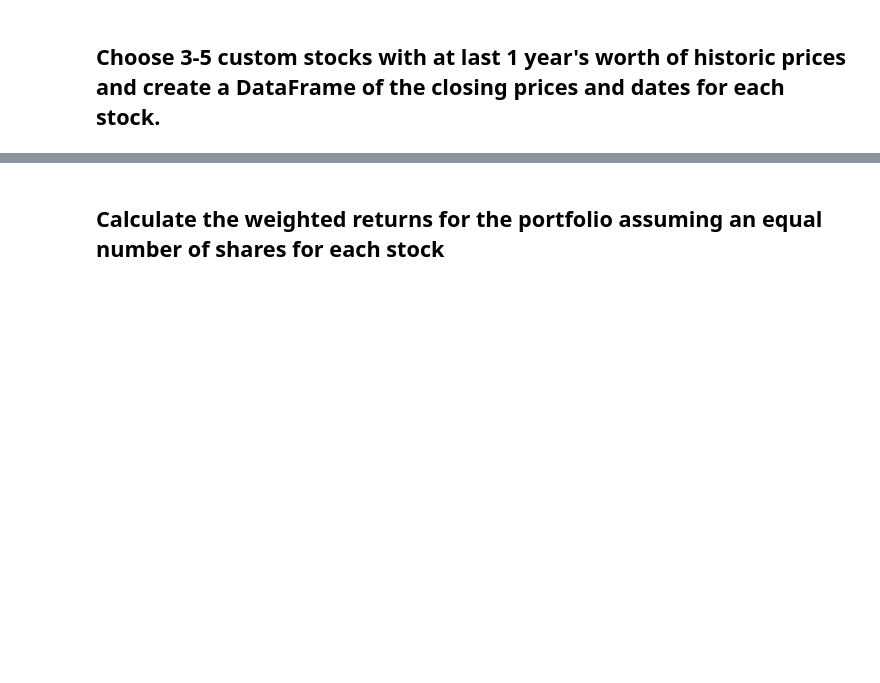
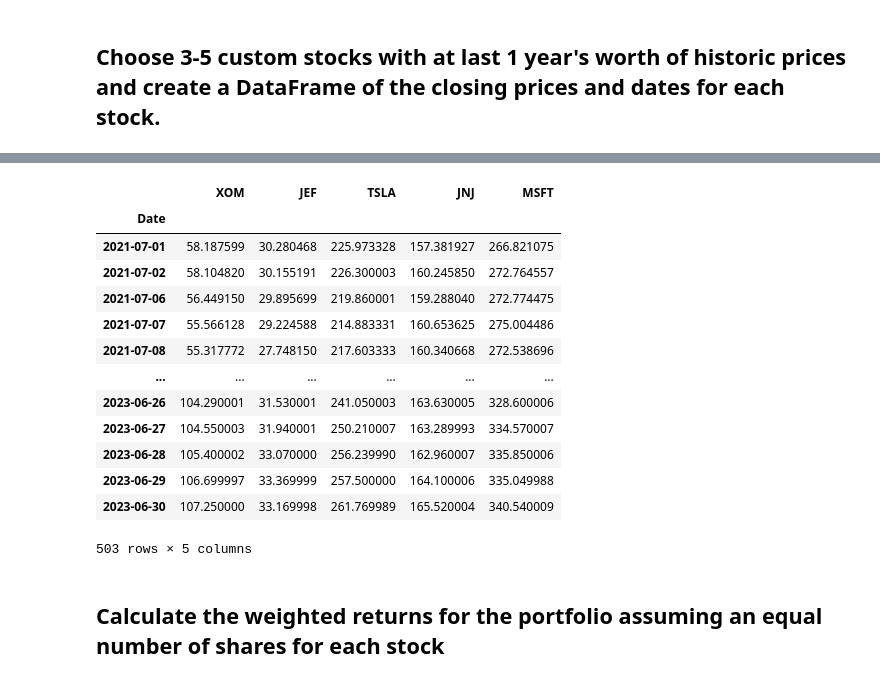
Before and after one commit to boz-tcm/pandas-challenge, a Jupyter notebook: whale_analysis.ipynb, the cells around one changed output, grey strips where cells are left out. Drawn from its saved outputs; the diff is of its cells as text; code cells hidden in the pictures; blank space fills up the shorter version.

```diff
--- a/whale_analysis.ipynb
+++ b/whale_analysis.ipynb
@@ -695,0 +831,7 @@ In this section, you will build your own portfolio of stocks, calculate the retu
+# %%
+# Reset Date index
+# This is confusing, and don't believe applicable here as performed inner join on columns, not rows, as may have been assumed by this step.  However, explicit restatement of index as 'Date' in the event certain dates didn't join horizontally:
+stocks_price_close_df = stocks_price_close_df.reset_index(drop=False)
+print(stocks_price_close_df)
+stocks_price_close_df = stocks_price_close_df.set_index(['Date'])
+print(stocks_price_close_df)
@@ -696,3 +856,22 @@ In this section, you will build your own portfolio of stocks, calculate the retu
+# %%
+# Reorganize portfolio data by having a column per symbol
+stocks_price_close_df = stocks_price_close_df.rename(columns={'XOM Adj Close':'XOM', 'JEF Adj Close':'JEF','TSLA Adj Close':'TSLA','JNJ Adj Close':'JNJ','MSFT Adj Close':'MSFT'})
+stocks_price_close_df
+# %% [output]
+|  | XOM | JEF | TSLA | JNJ | MSFT |
+| Date |  |  |  |  |  |
+| 2021-07-01 | 58.187599 | 30.280468 | 225.973328 | 157.381927 | 266.821075 |
+| 2021-07-02 | 58.104820 | 30.155191 | 226.300003 | 160.245850 | 272.764557 |
+| 2021-07-06 | 56.449150 | 29.895699 | 219.860001 | 159.288040 | 272.774475 |
+| 2021-07-07 | 55.566128 | 29.224588 | 214.883331 | 160.653625 | 275.004486 |
+| 2021-07-08 | 55.317772 | 27.748150 | 217.603333 | 160.340668 | 272.538696 |
+| ... | ... | ... | ... | ... | ... |
+| 2023-06-26 | 104.290001 | 31.530001 | 241.050003 | 163.630005 | 328.600006 |
+| 2023-06-27 | 104.550003 | 31.940001 | 250.210007 | 163.289993 | 334.570007 |
+| 2023-06-28 | 105.400002 | 33.070000 | 256.239990 | 162.960007 | 335.850006 |
+| 2023-06-29 | 106.699997 | 33.369999 | 257.500000 | 164.100006 | 335.049988 |
+| 2023-06-30 | 107.250000 | 33.169998 | 261.769989 | 165.520004 | 340.540009 |
+503 rows × 5 columns
 # %%
 # Calculate daily returns
 
```
Also changed, not shown: parts of 10 cells of this notebook, 1 other file.
